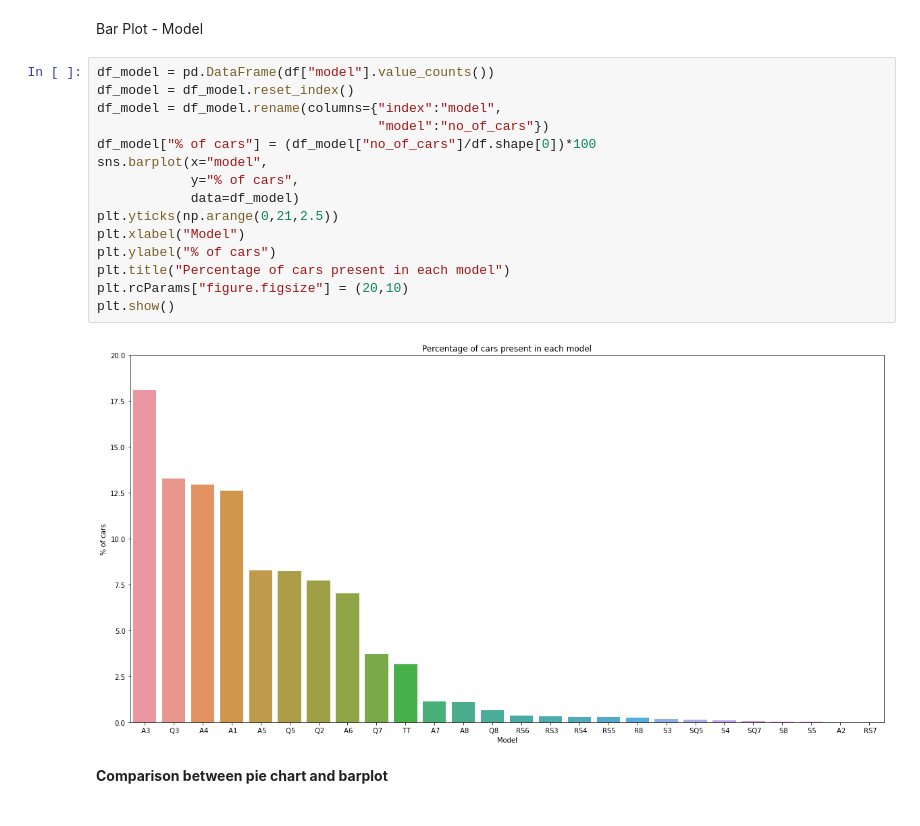
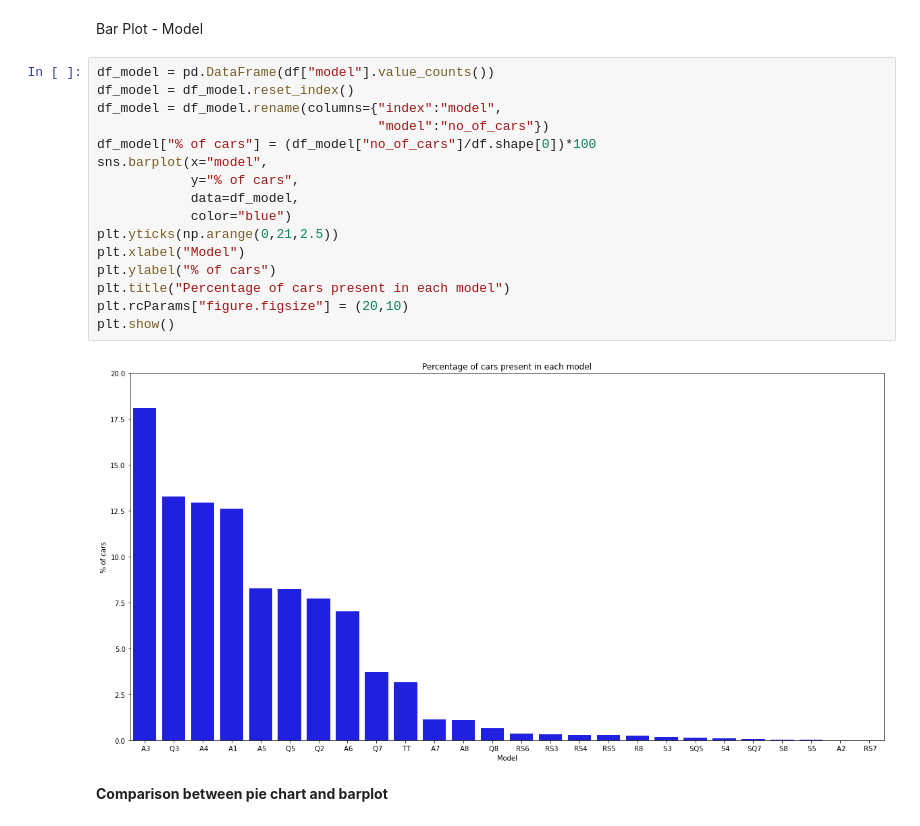
Before and after one commit to riyadbinislam/Data_Visualization_with_Python__mh, a Jupyter notebook: audi_used_car_analysis/audi_used_car_EDA.ipynb, the cells around one changed output. Cells and saved outputs as stored; diff of their text form.

```diff
--- a/audi_used_car_analysis/audi_used_car_EDA.ipynb
+++ b/audi_used_car_analysis/audi_used_car_EDA.ipynb
@@ -46,20 +46,21 @@ Bar Plot - Model
 # %%
 df_model = pd.DataFrame(df["model"].value_counts())
 df_model = df_model.reset_index()
 df_model = df_model.rename(columns={"index":"model",
                                     "model":"no_of_cars"})
 df_model["% of cars"] = (df_model["no_of_cars"]/df.shape[0])*100
 sns.barplot(x="model",
             y="% of cars",
-            data=df_model)
+            data=df_model,
+            color="blue")
 plt.yticks(np.arange(0,21,2.5))
 plt.xlabel("Model")
 plt.ylabel("% of cars")
 plt.title("Percentage of cars present in each model")
 plt.rcParams["figure.figsize"] = (20,10)
 plt.show()
 # %% [output]
-[figure, old version]
+[figure, new version]
 # %% [markdown]
 **Comparison between pie chart and barplot**
 # %% [markdown]
```
